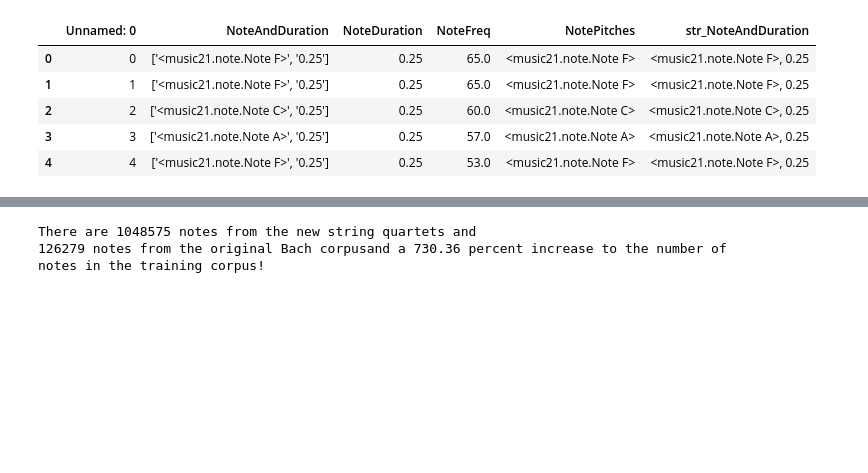
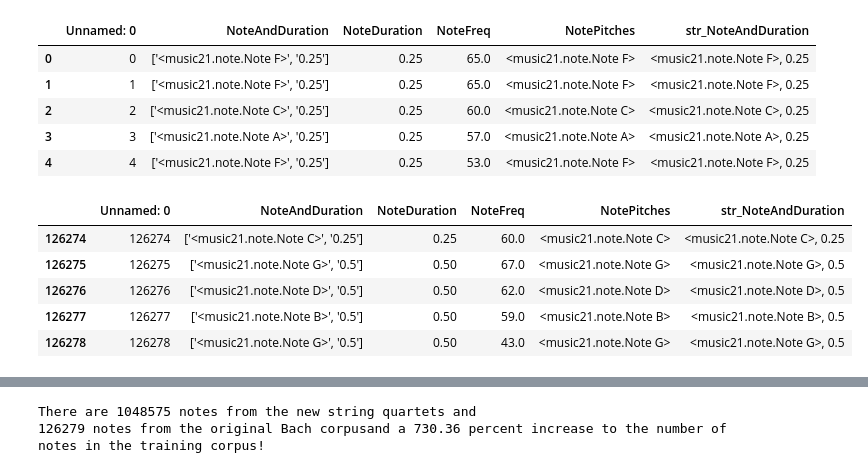
Before and after one commit to KKONZ/CDS, a Jupyter notebook: Capstone 1/Applied Inferential Statistics.ipynb, the cells around one changed output, grey strips where cells are left out. Cells and saved outputs as stored; diff of their text form; code cells hidden in the pictures; blank space fills up the shorter version.

```diff
--- a/Capstone 1/Applied Inferential Statistics.ipynb
+++ b/Capstone 1/Applied Inferential Statistics.ipynb
@@ -90,4 +90,13 @@ BachPD.head()
 | 4 | 4 | ['<music21.note.Note F>', '0.25'] | 0.25 | 53.0 | <music21.note.Note F> | <music21.note.Note F>, 0.25 |
 # %%
 StringsPD = pd.read_csv("PitchData.csv")
+# %%
+BachPD.tail()
+# %% [output]
+|  | Unnamed: 0 | NoteAndDuration | NoteDuration | NoteFreq | NotePitches | str_NoteAndDuration |
+| 126274 | 126274 | ['<music21.note.Note C>', '0.25'] | 0.25 | 60.0 | <music21.note.Note C> | <music21.note.Note C>, 0.25 |
+| 126275 | 126275 | ['<music21.note.Note G>', '0.5'] | 0.50 | 67.0 | <music21.note.Note G> | <music21.note.Note G>, 0.5 |
+| 126276 | 126276 | ['<music21.note.Note D>', '0.5'] | 0.50 | 62.0 | <music21.note.Note D> | <music21.note.Note D>, 0.5 |
+| 126277 | 126277 | ['<music21.note.Note B>', '0.5'] | 0.50 | 59.0 | <music21.note.Note B> | <music21.note.Note B>, 0.5 |
+| 126278 | 126278 | ['<music21.note.Note G>', '0.5'] | 0.50 | 43.0 | <music21.note.Note G> | <music21.note.Note G>, 0.5 |
 # %%
```
Also changed, not shown: parts of 2 cells of this notebook, 2 other files.
